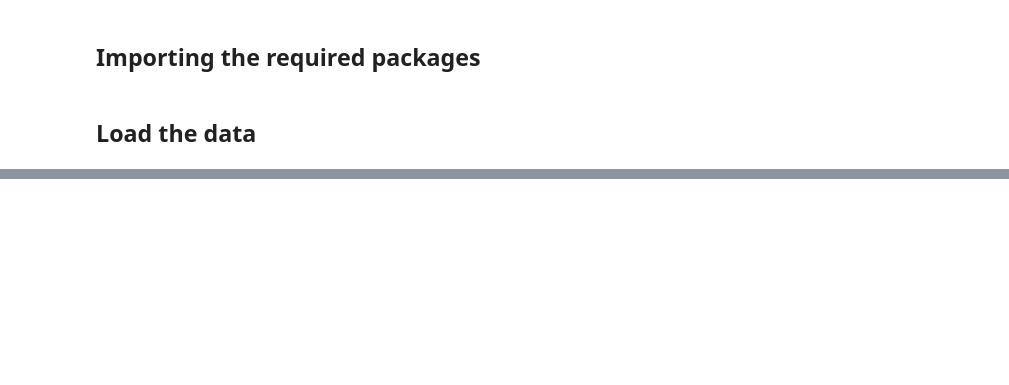
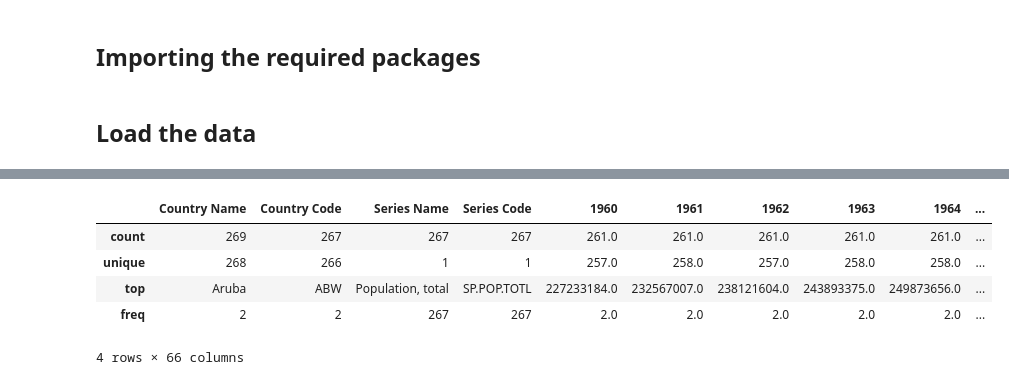
Before and after one commit to mariaingold/LinearRegression-SciKit, a Jupyter notebook: 4_correlation_regression.ipynb, the cells around one changed output, grey strips where cells are left out. Saved outputs shown, nothing was run; the diff lists cells and outputs as text; code cells hidden in the pictures; blank space fills up the shorter version.

```diff
--- a/4_correlation_regression.ipynb
+++ b/4_correlation_regression.ipynb
@@ -260,0 +140,4 @@ beta_1=690.451709,beta_2=0.997207
+# %%
+# Convert '1960' to '2021' columns to numeric in global_population_df
+for col in global_population_df.columns[global_population_df.columns.get_loc('1960'):global_population_df.columns.get_loc('2021') + 1]:
+    global_population_df.loc[:, col] = pd.to_numeric(global_population_df[col], errors='coerce')
@@ -260,0 +153,9 @@ beta_1=690.451709,beta_2=0.997207
+# %%
+global_population_df.describe()
+# %% [output]
+|  | Country Name | Country Code | Series Name | Series Code | 1960 | 1961 | 1962 | 1963 | 1964 | ... |
+| count | 269 | 267 | 267 | 267 | 261.0 | 261.0 | 261.0 | 261.0 | 261.0 | ... |
+| unique | 268 | 266 | 1 | 1 | 257.0 | 258.0 | 257.0 | 258.0 | 258.0 | ... |
+| top | Aruba | ABW | Population, total | SP.POP.TOTL | 227233184.0 | 232567007.0 | 238121604.0 | 243893375.0 | 249873656.0 | ... |
+| freq | 2 | 2 | 267 | 267 | 2.0 | 2.0 | 2.0 | 2.0 | 2.0 | ... |
+4 rows × 66 columns
```
Also changed, not shown: parts of 51 cells of this notebook.
